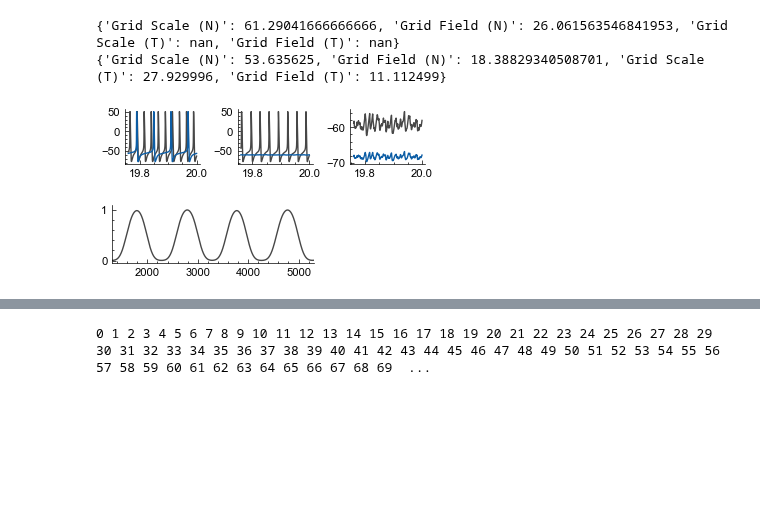
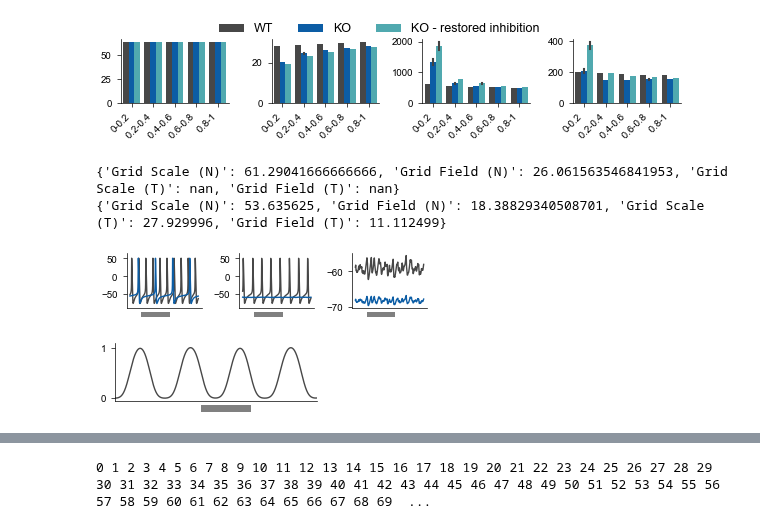
Before and after one commit to tiny-infinity/GridCellsCopy, a Jupyter notebook: analysis/notebooks/Fig4/Fig4.ipynb, the cells around one changed output, grey strips where cells are left out. Cells and saved outputs as stored; diff of their text form; code cells hidden in the pictures; blank space fills up the shorter version.

```diff
--- a/analysis/notebooks/Fig4/Fig4.ipynb
+++ b/analysis/notebooks/Fig4/Fig4.ipynb
@@ -15,3 +120,53 @@ import pandas as pd
+# %%
+from matplotlib.ticker import ScalarFormatter
+
+sci_formatter = ScalarFormatter(useMathText=True)
+sci_formatter.set_scientific(True)
+sci_formatter.set_powerlimits((-2, 2))  # Force scientific formatting for small/large numbers
+%matplotlib inline
+plt.style.use("analysis/config/paper.mplstyle")
+plt.rcParams['xtick.labelsize'] = 7
+plt.rcParams['ytick.labelsize'] = 7
+fig,axs = plt.subplots(1,4,figsize=(7.229,0.836))
+sns.barplot(df_n_scales,x="Input DC (nA)",y="Bump Scale (neurons)",hue="HCN",orient="v",palette=["#474747","#0C5DA5",cm.Spectral(0.84)],ax=axs[0],saturation=1,width=0.8,errorbar="se")
+axs[0].set_xlabel("")
+axs[0].set_ylabel("")
+
+leg=axs[0].legend(title="HCN",fontsize=9,loc=(1.8,0.8),title_fontsize=8).set_visible(False)
+
+handles, labels = axs[0].get_legend_handles_labels()
+fig.legend(handles, labels, fontsize=9,loc=(0.2,0.82),title_fontsize=8,ncols=3)
+
+sns.barplot(df_n_field,x="Input DC (nA)",y="Bump Size (neurons)",hue="HCN",orient="v",palette=["#474747","#0C5DA5",cm.Spectral(0.84)],ax=axs[1],saturation=1,width=0.8,errorbar="se")
+axs[1].legend(fontsize=8).set_visible(False)
+
+axs[1].set_xlabel("")
+
+
+axs[1].set_ylabel("")
+
+
+sns.barplot(df_t_scales,x="Input DC (nA)",y="Grid Scale (ms)",hue="HCN",orient="v",palette=["#474747","#0C5DA5",cm.Spectral(0.84)],ax=axs[2],saturation=1,width=0.8,errorbar="se")
+
+axs[2].set_xlabel("")
+axs[2].legend(fontsize=8).set_visible(False)
+
+axs[2].set_ylabel("")
+sns.barplot(df_t_field,x="Input DC (nA)",y="Grid Field Size (ms)",hue="HCN",orient="v",palette=["#474747","#0C5DA5",cm.Spectral(0.84)],ax=axs[3],saturation=1,width=0.8,errorbar="se")
+
+axs[3].legend().set_visible(False)
+# axs[3].xaxis.set_major_formatter(sci_formatter)
+
+axs[3].set_xlabel("")
+axs[3].set_ylabel("")
+
+for ax in axs:
+    ax.set_xticks(ax.get_xticks(), ax.get_xticklabels(), rotation=45, ha='right')
+plt.subplots_adjust(wspace=0.4)
+
+plt.savefig("analysis/figures/Fig4/Fig4_E.svg")
+# %% [output]
+[figure, added]
 # %%
 def grid_props(stell_spks_l,params):
     scale_n=a_utils.grid_scale_neurons(stell_spks_l,params["sim_dur"],win_size=100)
@@ -43,28 +198,50 @@ print(grid_props(stell_spikes_l_ko[:192],params_ko))
 # %%
 %matplotlib inline
 end = 20000
 start = 19760
 t= np.arange(start/1000,end/1000,0.0001)
 plt.style.use("analysis/config/paper.mplstyle")
 fig,axs = plt.subplots(1,3,figsize=(3.878,0.715))
 stell_v_wt = s_utils.load_data("VALD-HCN-SHRK-S-s-1a","stell_v",125)
 stell_v_ko= s_utils.load_data("VALD-HCN-SHRK-S-s-2a","stell_v",125)
 axs[2].plot(t,stell_v_wt[int(start/0.1):int(end/0.1)],label="HCN wild type",c="#474747")
 axs[2].plot(t,stell_v_ko[int(start/0.1):int(end/0.1)],label="HCN knockout",c="#0C5DA5")
 
 stell_v_wt = s_utils.load_data("VALD-HCN-SHRK-S-s-1a","stell_v",120)
 stell_v_ko= s_utils.load_data("VALD-HCN-SHRK-S-s-2a","stell_v",120)
 axs[1].plot(t,stell_v_wt[int(start/0.1):int(end/0.1)],c="#474747")
 axs[1].plot(t,stell_v_ko[int(start/0.1):int(end/0.1)],c="#0C5DA5")
 
 stell_v_wt = s_utils.load_data("VALD-HCN-SHRK-S-s-1a","stell_v",115)
 stell_v_ko= s_utils.load_data("VALD-HCN-SHRK-S-s-2a","stell_v",115)
 axs[0].plot(t,stell_v_wt[int(start/0.1):int(end/0.1)],c="#474747")
 axs[0].plot(t,stell_v_ko[int(start/0.1):int(end/0.1)],c="#0C5DA5")
 fig.subplots_adjust(wspace=0.5)
+rect1 = patches.Rectangle((19.8, -115), 0.1, 15, edgecolor='none', facecolor='gray',clip_on=False)
+axs[0].add_patch(rect1)
+axs[0].set_ylim([-90,65])
+plt.draw()
+
+rect2 = patches.Rectangle((19.8, -115), 0.1, 15, edgecolor='none', facecolor='gray',clip_on=False)
+axs[1].add_patch(rect2)
+axs[1].set_ylim([-90,65])
+plt.draw()
+
+rect3 = patches.Rectangle((19.8, -72.8), 0.1, 1.5, edgecolor='none', facecolor='gray',clip_on=False)
+axs[2].add_patch(rect3)
+# axs[2].set_ylim([-90,65])
+plt.draw()
+
+# yticks = axs[0].get_yticks()
+# axs.set_yticks([yticks[1], yticks[-2]])
+axs[0].set_xticks([])
+axs[1].set_xticks([])
+axs[2].set_xticks([])
+
+
 plt.savefig("analysis/figures/Fig4/Fig4_B_bottom.svg")
 # %% [output]
-[figure, old version]
+[figure, new version]
 # %%
 sim_id="VALD-HCN-SHRK-S-s-3a"
 params = s_utils.load_sim_params(sim_id)
@@ -77,9 +254,13 @@ fig,ax = plt.subplots(1,1,figsize=(2.601,0.757))
 ax.plot(t,instant_rate_stell/np.max(instant_rate_stell[1000:]),c="#474747")
 ax.set_ylim([-0.05,1.1])
 ax.set_xlim([1300,5300])
+rect = patches.Rectangle((3000, -0.27),1000, 0.14, edgecolor='none', facecolor='gray',clip_on=False)
+ax.add_patch(rect)
+plt.draw()
+ax.set_xticks([])
 plt.savefig("analysis/figures/Fig4/Fig4_a.svg")
 # %% [output]
-[figure, old version]
+[figure, new version]
 # %%
 
 %matplotlib inline
```
Also changed, not shown: parts of 14 cells of this notebook, 16 other files.
